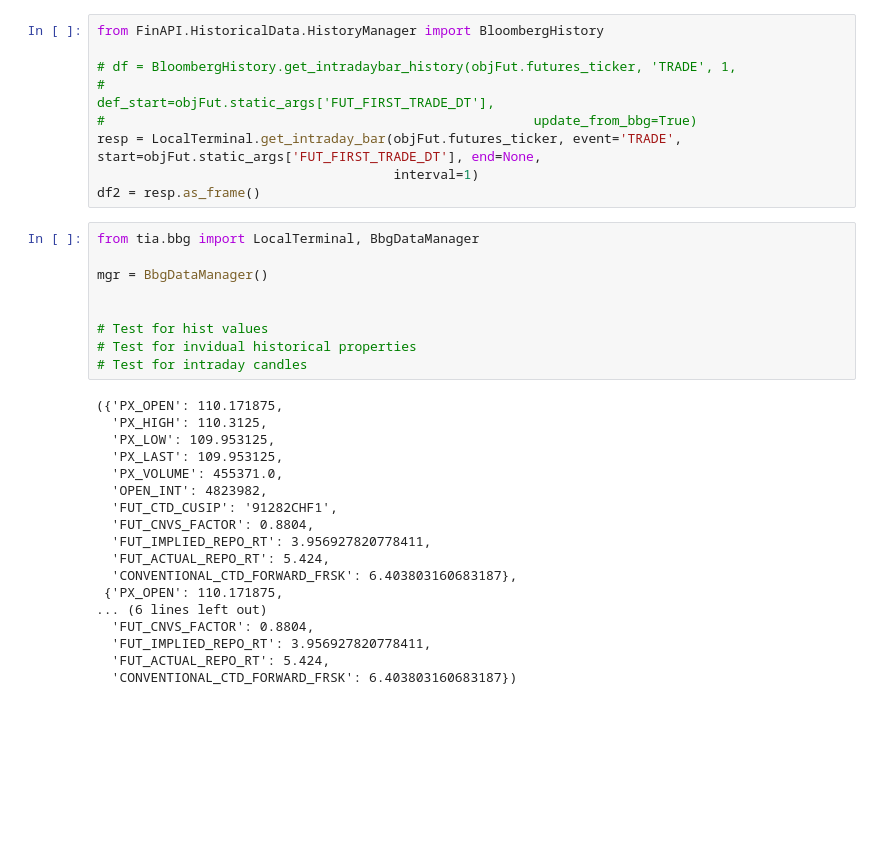
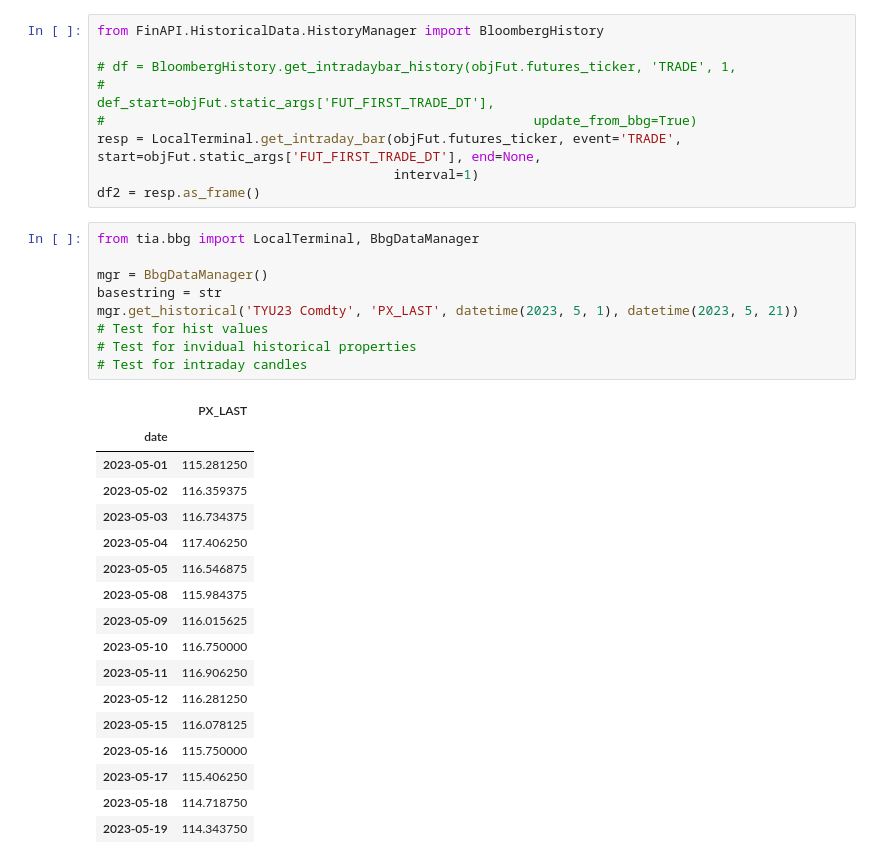
Before and after one commit to tamaghnaroy/JupyterNotebooks, a Jupyter notebook: BondFuture_Object.ipynb, the cells around one changed output. Saved outputs shown, nothing was run; the diff lists cells and outputs as text; blank space fills up the shorter version.

```diff
--- a/BondFuture_Object.ipynb
+++ b/BondFuture_Object.ipynb
@@ -374,27 +559,27 @@ df2 = resp.as_frame()
 # %%
 from tia.bbg import LocalTerminal, BbgDataManager
 
 mgr = BbgDataManager()
-
-
+basestring = str
+mgr.get_historical('TYU23 Comdty', 'PX_LAST', datetime(2023, 5, 1), datetime(2023, 5, 21))
 # Test for hist values
 # Test for invidual historical properties
 # Test for intraday candles
 # %% [output]
-({'PX_OPEN': 110.171875,
-  'PX_HIGH': 110.3125,
-  'PX_LOW': 109.953125,
-  'PX_LAST': 109.953125,
-  'PX_VOLUME': 455371.0,
-  'OPEN_INT': 4823982,
-  'FUT_CTD_CUSIP': '91282CHF1',
-  'FUT_CNVS_FACTOR': 0.8804,
-  'FUT_IMPLIED_REPO_RT': 3.956927820778411,
-  'FUT_ACTUAL_REPO_RT': 5.424,
-  'CONVENTIONAL_CTD_FORWARD_FRSK': 6.403803160683187},
- {'PX_OPEN': 110.171875,
-... (6 lines left out)
-  'FUT_CNVS_FACTOR': 0.8804,
-  'FUT_IMPLIED_REPO_RT': 3.956927820778411,
-  'FUT_ACTUAL_REPO_RT': 5.424,
-  'CONVENTIONAL_CTD_FORWARD_FRSK': 6.403803160683187})
+|  | PX_LAST |
+| date |  |
+| 2023-05-01 | 115.281250 |
+| 2023-05-02 | 116.359375 |
+| 2023-05-03 | 116.734375 |
+| 2023-05-04 | 117.406250 |
+| 2023-05-05 | 116.546875 |
+| 2023-05-08 | 115.984375 |
+| 2023-05-09 | 116.015625 |
+| 2023-05-10 | 116.750000 |
+| 2023-05-11 | 116.906250 |
+| 2023-05-12 | 116.281250 |
+| 2023-05-15 | 116.078125 |
+| 2023-05-16 | 115.750000 |
+| 2023-05-17 | 115.406250 |
+| 2023-05-18 | 114.718750 |
+| 2023-05-19 | 114.343750 |
```
Also changed, not shown: parts of 19 cells of this notebook.
